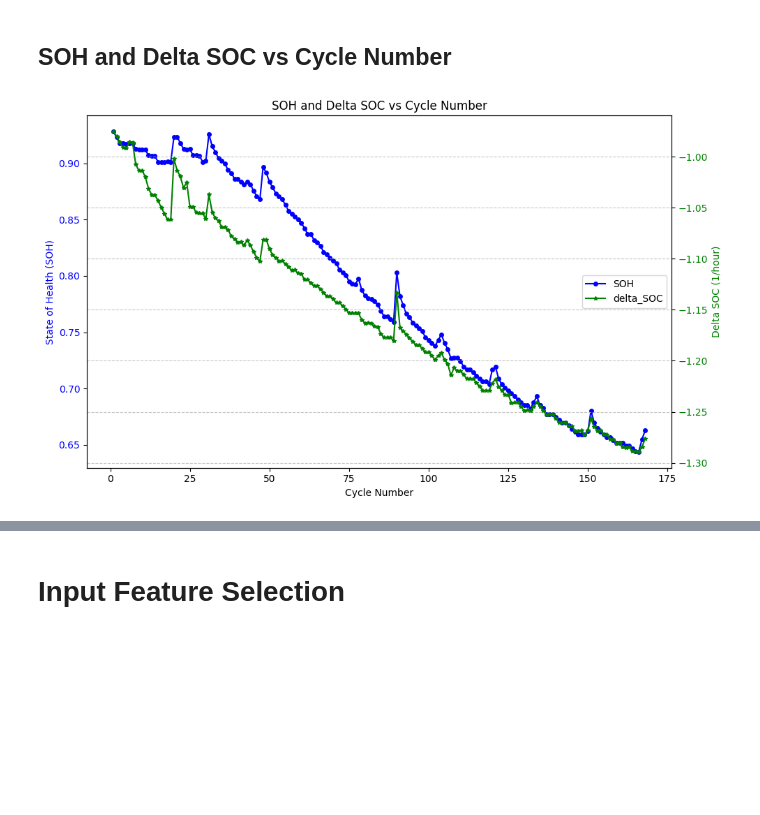
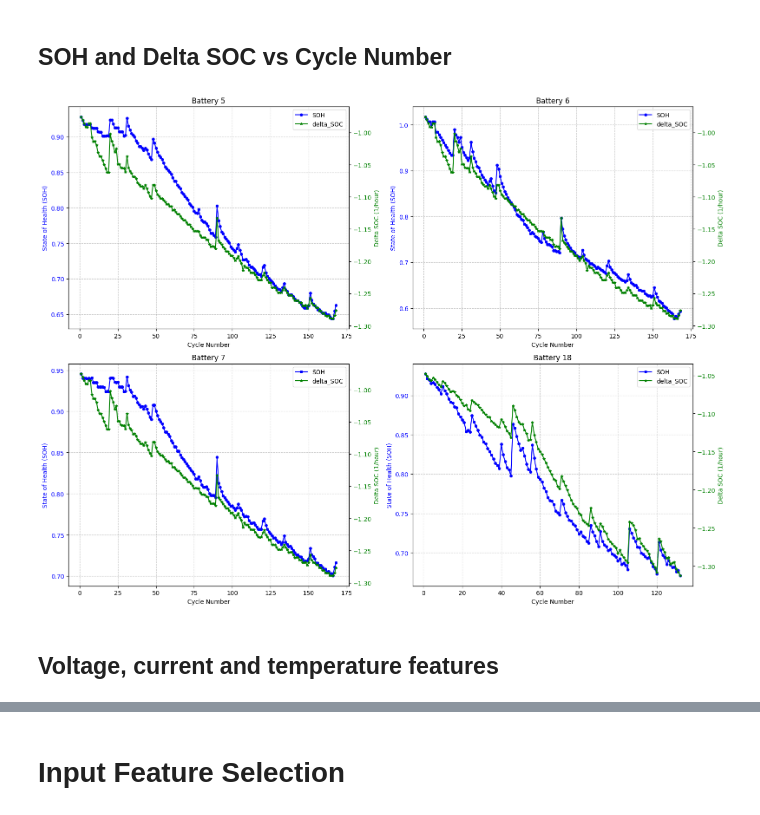
Before and after one commit to kalzbra/battery_RUL_project, a Jupyter notebook: battery_RUL.ipynb, the cells around one changed output, grey strips where cells are left out. Saved outputs shown, nothing was run; the diff lists cells and outputs as text; code cells hidden in the pictures; blank space fills up the shorter version.

```diff
--- a/battery_RUL.ipynb
+++ b/battery_RUL.ipynb
@@ -188,18 +197,18 @@ plt.show()
 # %% [markdown]
 ## Clean outliers
 # %%
-df_5_clean = df_5.copy()
+df_clean = df.copy()
 # Remove outliers
 
 for col in ["voltage_measured",  "voltage_load"]:
-    df_5_clean[col] = df_5_clean[col].clip(
-        lower=df_5_clean[col].quantile(0.005), upper=df_5_clean[col].quantile(0.995)
+    df_clean[col] = df_clean[col].clip(
+        lower=df_clean[col].quantile(0.005), upper=df_clean[col].quantile(0.995)
     ) # 3% and 97% quantile replacement
 
 
 for col in ["current_measured",  "current_load"]:
-    df_5_clean[col] = df_5_clean[col].clip(
-        lower=df_5_clean[col].quantile(0.01), upper=df_5_clean[col].quantile(0.995)
+    df_clean[col] = df_clean[col].clip(
+        lower=df_clean[col].quantile(0.01), upper=df_clean[col].quantile(0.995)
     )  # 3% and 97% quantile replacement
 # %%
 # Plot boxplots for all numerical features
@@ -474,6 +487,6 @@ plt.show()
 # %%
 # DOD (Depth of Discharge)
-df_5_clean["DOD"] = 1 - df_5_clean["SoC"]
-df_5_clean.head()
+df_clean["DOD"] = 1 - df_clean["SoC"]
+df_clean.head()
 # %% [output]
 |  | cycle | capacity | voltage_measured | current_measured | temperature_measured | current_load | ... |
@@ -539,31 +536,41 @@ features.iloc[123:126]  # verify eol cycle
 ## SOH and Delta SOC vs Cycle Number
 # %%
 # Create figure with two y-axes
-fig, ax1 = plt.subplots(figsize=(10, 6))
-ax2 = ax1.twinx()
+# Separate plots for each battery using subplots with two y-axes (SOH and delta_SOC)
+unique_batteries = sorted(features["battery_id"].unique())
+fig, axes = plt.subplots(2, 2, figsize=(16, 12))
+axes = axes.flatten()
 
-# Plot SOH on first y-axis
-ax1.plot(features["cycle"], features["SOH"], marker="o", color="blue", label="SOH", markersize=4)
-ax1.set_ylabel("State of Health (SOH)", color="blue")
-ax1.tick_params(axis="y", labelcolor="blue")
+for i, batt in enumerate(unique_batteries):
+    data = features[features["battery_id"] == batt]
+    ax = axes[i]
+    ax_twin = ax.twinx()
 
-# Plot delta_SOC on second y-axis
-ax2.plot(features["cycle"], features["delta_SOC"], marker="*", color="green", label="delta_SOC", markersize=4)
-ax2.set_ylabel("Delta SOC (1/hour)", color="green")
-ax2.tick_params(axis="y", labelcolor="green")
+    # Plot SOH on primary y-axis
+    ax.plot(data["cycle"], data["SOH"], marker="o", color="blue", linestyle="-", label="SOH", markersize=4)
+    ax.set_ylabel("State of Health (SOH)", color="blue")
+    ax.tick_params(axis="y", labelcolor="blue")
 
-# Set common x-axis label and title
-plt.title("SOH and Delta SOC vs Cycle Number")
-ax1.set_xlabel("Cycle Number")
+    # Plot delta_SOC on secondary y-axis
+    ax_twin.plot(data["cycle"], data["delta_SOC"], marker="*", color="green", linestyle="-", label="delta_SOC", markersize=4)
+    ax_twin.set_ylabel("Delta SOC (1/hour)", color="green")
+    ax_twin.tick_params(axis="y", labelcolor="green")
 
-# Add legends
-lines1, labels1 = ax1.get_legend_handles_labels()
-lines2, labels2 = ax2.get_legend_handles_labels()
-ax1.legend(lines1 + lines2, labels1 + labels2, loc='center right')
+    # Set common x-axis label and title for each subplot
+    ax.set_xlabel("Cycle Number")
+    ax.set_title(f"Battery {batt}")
 
-plt.grid(True, linestyle="--", alpha=0.7)
+    # Combine legends from both axes
+    lines1, labels1 = ax.get_legend_handles_labels()
+    lines2, labels2 = ax_twin.get_legend_handles_labels()
+    ax.legend(lines1 + lines2, labels1 + labels2, loc="upper right")
+
+    ax.grid(True, linestyle="--", alpha=0.7)
+
 plt.tight_layout()
 plt.show()
 # %% [output]
-[figure, old version]
+[figure, new version]
+# %% [markdown]
+## Voltage, current and temperature features
 # %%
```
Also changed, not shown: parts of 56 cells of this notebook.
